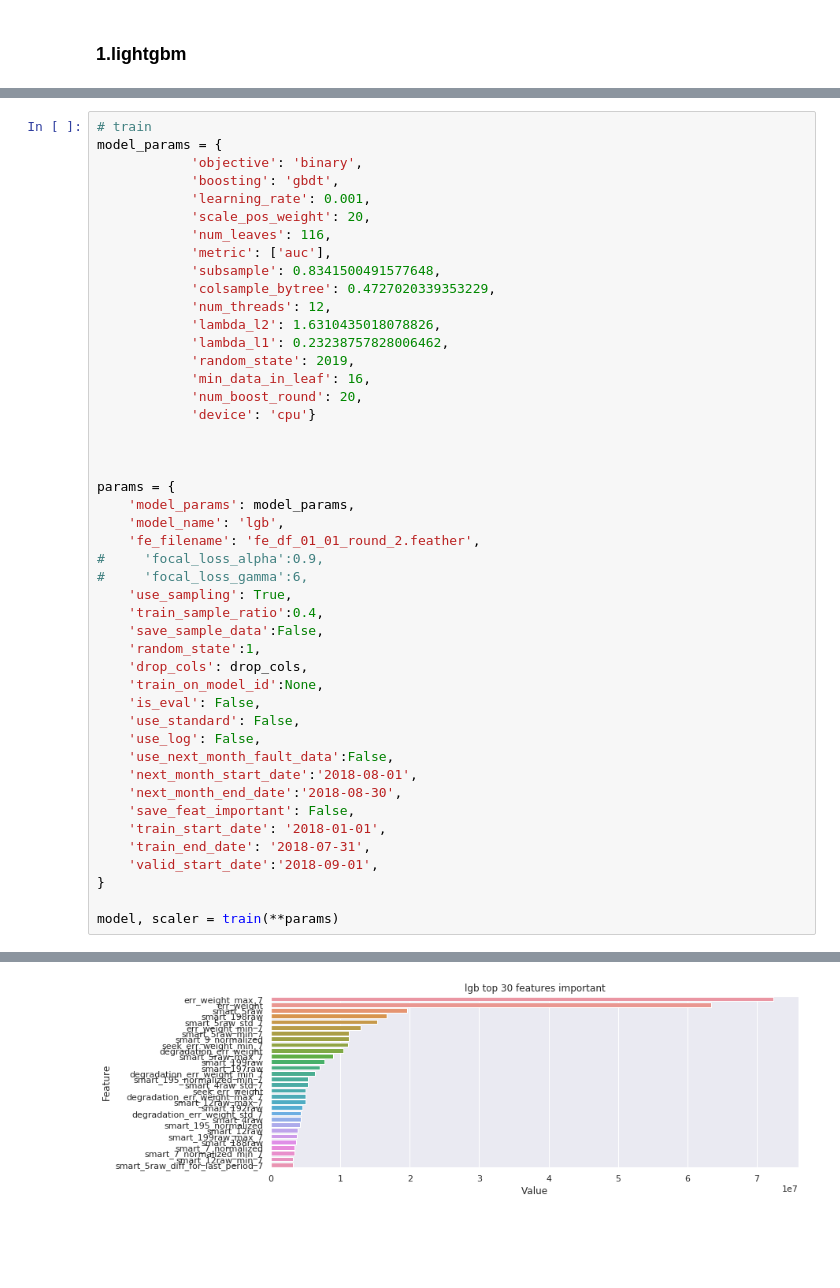
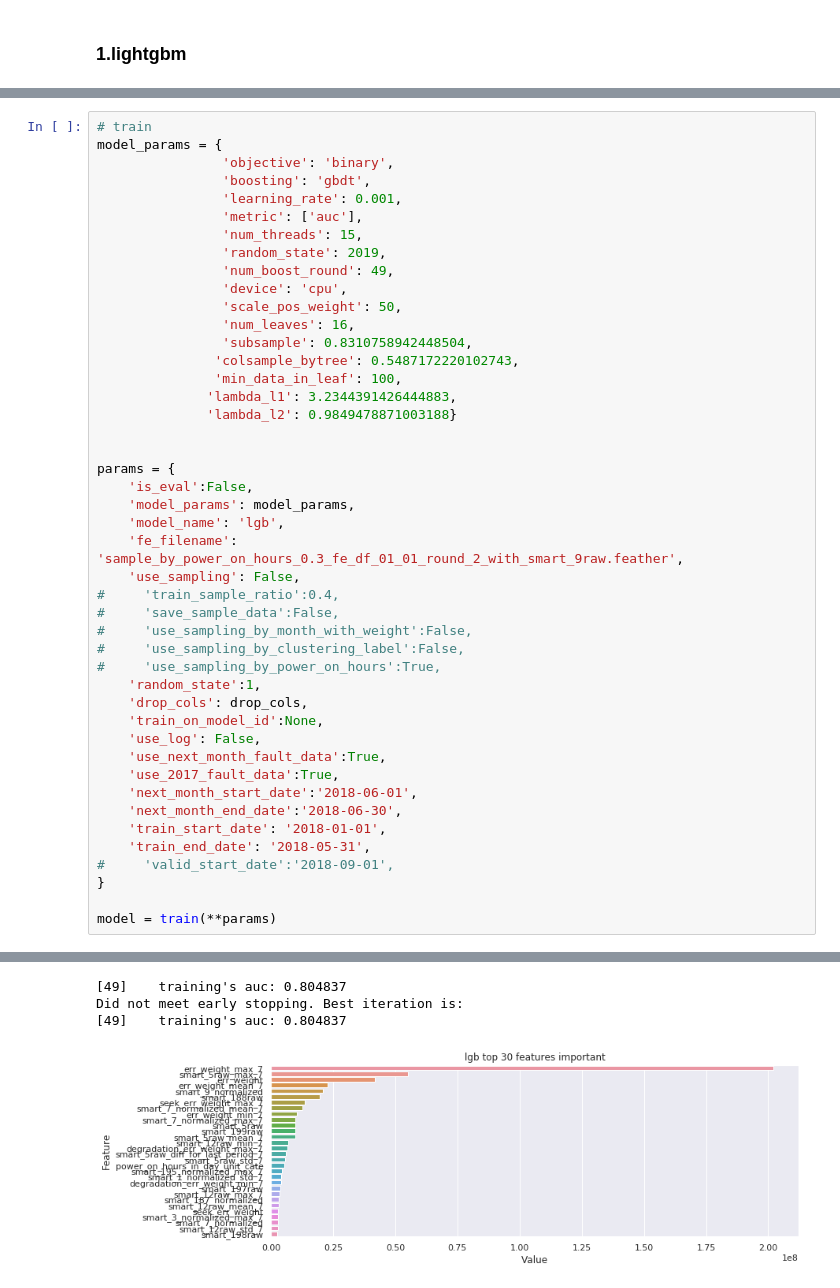
Before and after one commit to DevinWang23/tianchi_ai_ops_2020, a Jupyter notebook: jupyter_notebook/train.ipynb, the cells around one changed output, grey strips where cells are left out. Drawn from its saved outputs; the diff is of its cells as text; blank space fills up the shorter version.

```diff
--- a/jupyter_notebook/train.ipynb
+++ b/jupyter_notebook/train.ipynb
@@ -418,47 +520,46 @@ Early stopping, best iteration is:
 # %%
 # train
 model_params = {
-            'objective': 'binary',
-            'boosting': 'gbdt',
-            'learning_rate': 0.001,
-            'scale_pos_weight': 20,
-            'num_leaves': 116,
-            'metric': ['auc'],
-            'subsample': 0.8341500491577648,
-            'colsample_bytree': 0.4727020339353229,
-            'num_threads': 12,
-            'lambda_l2': 1.6310435018078826,
-            'lambda_l1': 0.23238757828006462,
-            'random_state': 2019,
-            'min_data_in_leaf': 16,
-            'num_boost_round': 20,
-            'device': 'cpu'}
-
+                'objective': 'binary',
+                'boosting': 'gbdt',
+                'learning_rate': 0.001,
+                'metric': ['auc'],
+                'num_threads': 15,
+                'random_state': 2019,
+                'num_boost_round': 49,
+                'device': 'cpu',
+                'scale_pos_weight': 50,
+                'num_leaves': 16,
+                'subsample': 0.8310758942448504,
+               'colsample_bytree': 0.5487172220102743,
+               'min_data_in_leaf': 100,
+              'lambda_l1': 3.2344391426444883,
+              'lambda_l2': 0.9849478871003188}
 
 
 params = {
+    'is_eval':False,
     'model_params': model_params,
     'model_name': 'lgb',
-    'fe_filename': 'fe_df_01_01_round_2.feather',
-#     'focal_loss_alpha':0.9,
-#     'focal_loss_gamma':6,
-    'use_sampling': True,
-    'train_sample_ratio':0.4,
-    'save_sample_data':False,
+    'fe_filename':  'sample_by_power_on_hours_0.3_fe_df_01_01_round_2_with_smart_9raw.feather',
+    'use_sampling': False,
+#     'train_sample_ratio':0.4,
+#     'save_sample_data':False,
+#     'use_sampling_by_month_with_weight':False,
+#     'use_sampling_by_clustering_label':False,
+#     'use_sampling_by_power_on_hours':True,
     'random_state':1,
     'drop_cols': drop_cols,
     'train_on_model_id':None,
-    'is_eval': False,
-    'use_standard': False,
     'use_log': False,
-    'use_next_month_fault_data':False,
-    'next_month_start_date':'2018-08-01',
-    'next_month_end_date':'2018-08-30',
-    'save_feat_important': False,
+    'use_next_month_fault_data':True,
+    'use_2017_fault_data':True,
+    'next_month_start_date':'2018-06-01',
+    'next_month_end_date':'2018-06-30',
     'train_start_date': '2018-01-01',
-    'train_end_date': '2018-07-31',
-    'valid_start_date':'2018-09-01',
+    'train_end_date': '2018-05-31',
+#     'valid_start_date':'2018-09-01',
 }
 
-model, scaler = train(**params)
+model = train(**params)
 # %% [output]
@@ -499 +607,4 @@ Did not meet early stopping. Best iteration is:
+[49]    training's auc: 0.804837
+Did not meet early stopping. Best iteration is:
+[49]    training's auc: 0.804837
-[figure, old version]
+[figure, new version]
```
Also changed, not shown: parts of 15 cells of this notebook, 15 other files.
